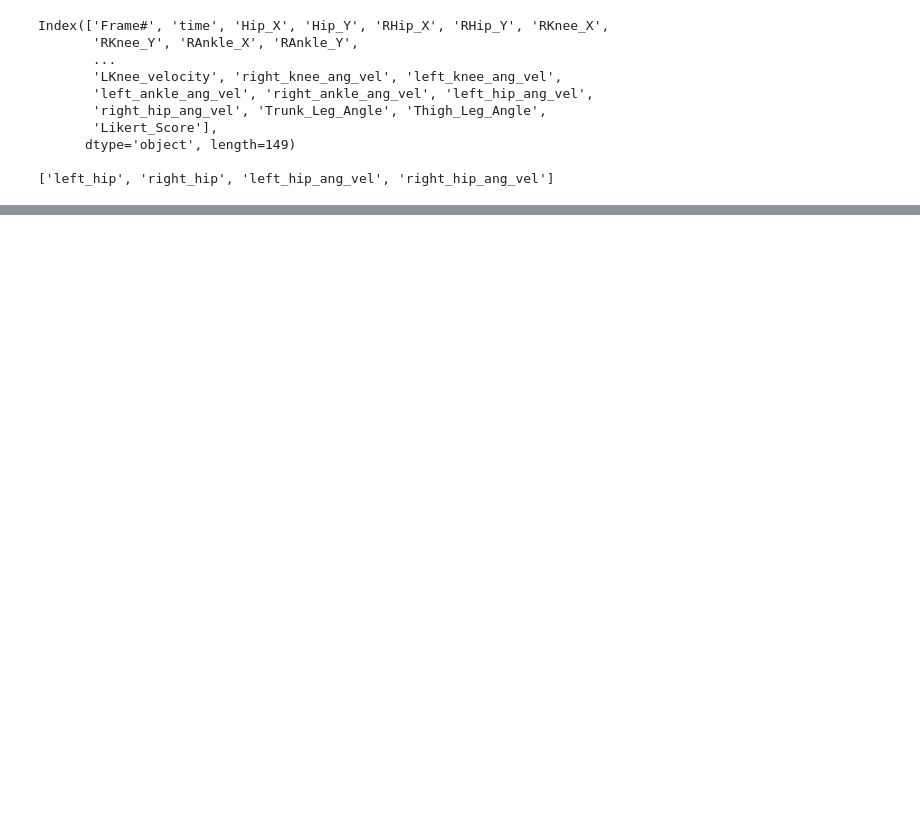
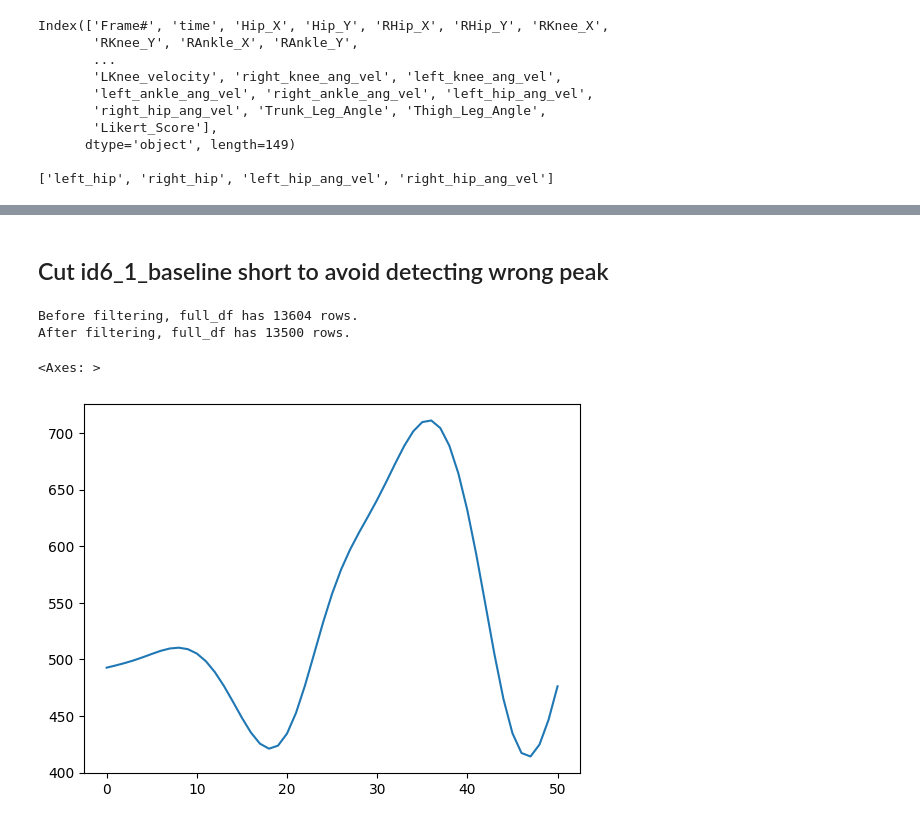
Before and after one commit to Niels-Engedal/GymTracker, a Jupyter notebook: Scripts/experiment_analysis.ipynb, the cells around one changed output, grey strips where cells are left out. Cells and saved outputs as stored; diff of their text form; code cells hidden in the pictures; blank space fills up the shorter version.

```diff
--- a/Scripts/experiment_analysis.ipynb
+++ b/Scripts/experiment_analysis.ipynb
@@ -62,0 +203,35 @@ Index(['Frame#', 'time', 'Hip_X', 'Hip_Y', 'RHip_X', 'RHip_Y', 'RKnee_X',
+# %% [markdown]
+## Cut id6_1_baseline short to avoid detecting wrong peak
+# %%
+print(f"Before filtering, full_df has {len(full_df)} rows.")
+
+# Step 1: Define the group to filter
+target_group = (full_df['participant_id'] == 6) & \
+               (full_df['video_number'] == 1) & \
+               (full_df['condition'] == 'baseline')
+
+# Step 2: Filter the rows for this group
+group_df = full_df[target_group].reset_index(drop=True)  # Reset index for clean slicing
+
+# Step 3: Keep only rows up to index 525 for this group
+filtered_group_df = group_df.loc[group_df.index <=50]
+
+# Step 4: Update full_df
+# Drop the original rows for this group
+full_df = full_df[~target_group]
+
+# Append the filtered rows back into full_df
+full_df = pd.concat([full_df, filtered_group_df], axis=0).sort_index().reset_index(drop=True)
+
+# Step 5: Verify the result
+print(f"After filtering, full_df has {len(full_df)} rows.")
+
+# Step 1: Define the group to filter
+
+sample_backflip = full_df[(full_df['participant_id'] == 6) & (full_df['video_number'] == 1) & (full_df['condition'] == 'baseline')].reset_index(drop=True)
+sample_backflip['Hip_Y'].plot(label='Hip_Y After Cutting')
+# %% [output]
+Before filtering, full_df has 13604 rows.
+After filtering, full_df has 13500 rows.
+<Axes: >
+[figure, added]
```
Also changed, not shown: parts of 25 cells of this notebook, 13 other files.
